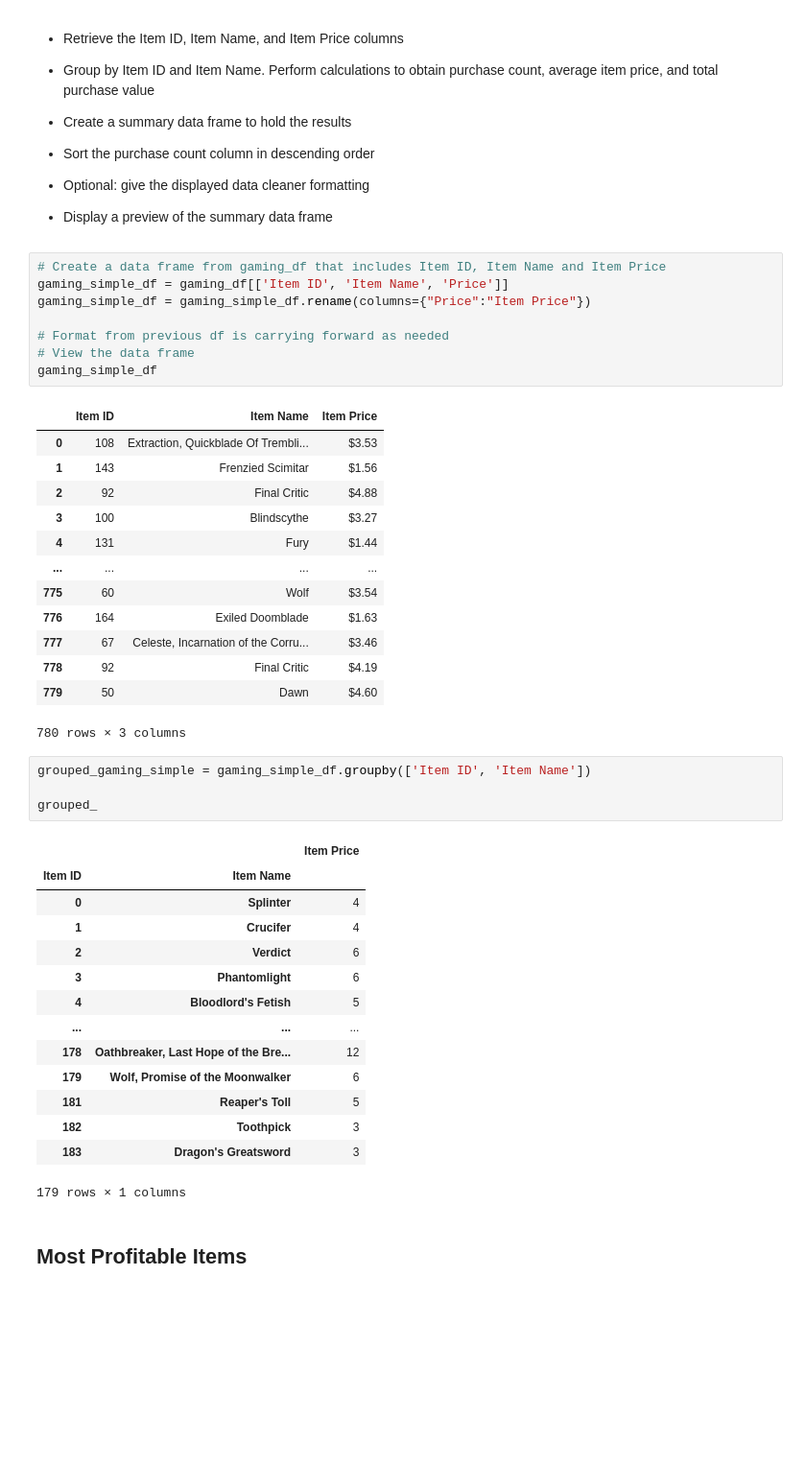
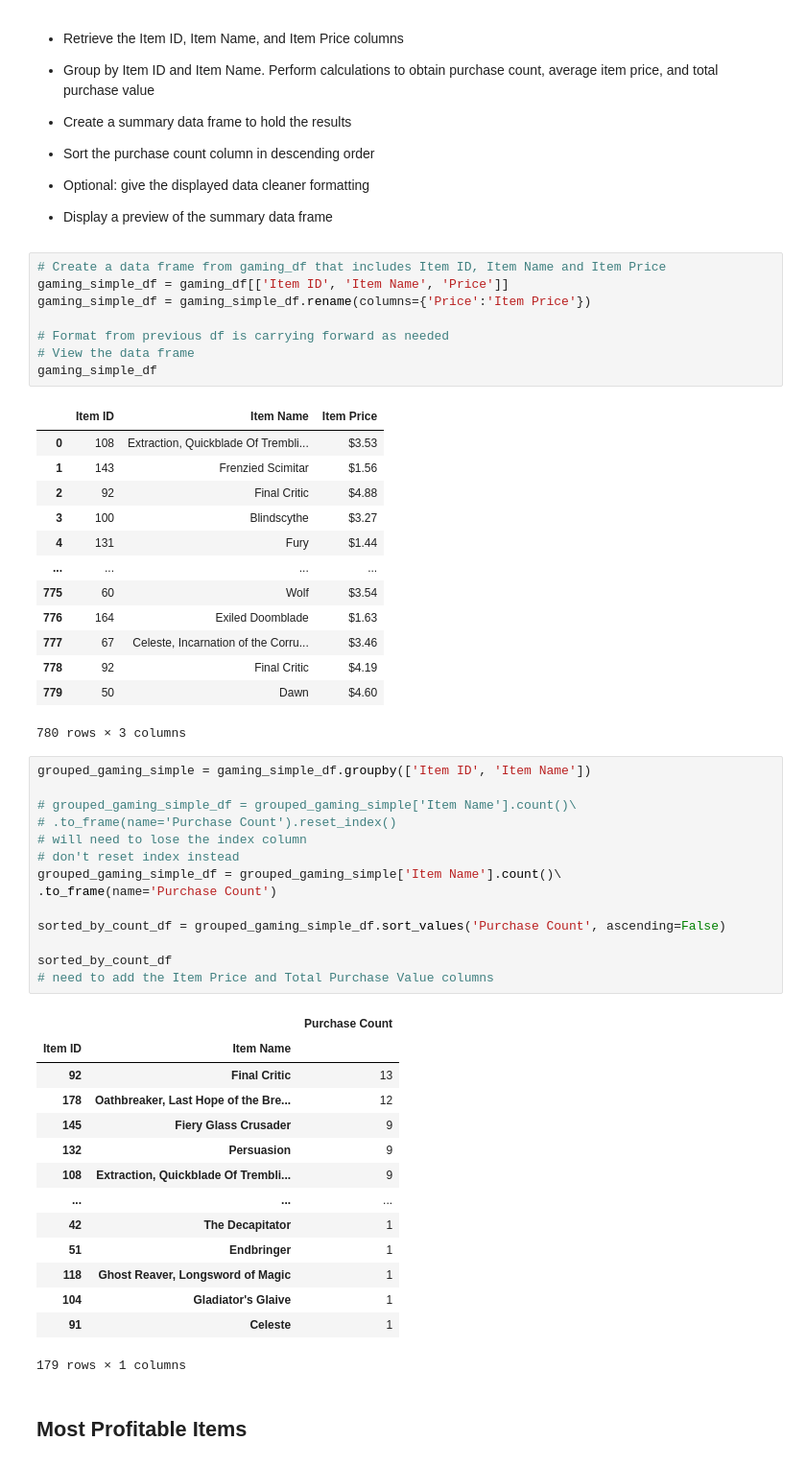
Before and after one commit to ic17rey/pandas-challenge, a Jupyter notebook: HeroesOfPymoli/HeroesOfPymoli.ipynb, the cells around one changed output. Shown at 96% size. Cells and saved outputs as stored; diff of their text form; blank space fills up the shorter version.

Commit message:
Identifying most popular items

```diff
--- a/HeroesOfPymoli/HeroesOfPymoli.ipynb
+++ b/HeroesOfPymoli/HeroesOfPymoli.ipynb
@@ -344,7 +346,7 @@ sorted_by_purchases_df.head()
 # %%
 # Create a data frame from gaming_df that includes Item ID, Item Name and Item Price
 gaming_simple_df = gaming_df[['Item ID', 'Item Name', 'Price']]
-gaming_simple_df = gaming_simple_df.rename(columns={"Price":"Item Price"})
+gaming_simple_df = gaming_simple_df.rename(columns={'Price':'Item Price'})
 
 # Format from previous df is carrying forward as needed
 # View the data frame
@@ -363,25 +365,35 @@ gaming_simple_df
 | 778 | 92 | Final Critic | $4.19 |
 | 779 | 50 | Dawn | $4.60 |
 780 rows × 3 columns
-# %%
-grouped_gaming_simple = gaming_simple_df.groupby(['Item ID', 'Item Name'])
-
-grouped_
-# %% [output]
-|  |  | Item Price |
-| Item ID | Item Name |  |
-| 0 | Splinter | 4 |
-| 1 | Crucifer | 4 |
-| 2 | Verdict | 6 |
-| 3 | Phantomlight | 6 |
-| 4 | Bloodlord's Fetish | 5 |
-| ... | ... | ... |
-| 178 | Oathbreaker, Last Hope of the Bre... | 12 |
-| 179 | Wolf, Promise of the Moonwalker | 6 |
-| 181 | Reaper's Toll | 5 |
-| 182 | Toothpick | 3 |
-| 183 | Dragon's Greatsword | 3 |
-179 rows × 1 columns
+# %%
+grouped_gaming_simple = gaming_simple_df.groupby(['Item ID', 'Item Name'])
+
+# grouped_gaming_simple_df = grouped_gaming_simple['Item Name'].count()\
+# .to_frame(name='Purchase Count').reset_index()
+# will need to lose the index column
+# don't reset index instead
+grouped_gaming_simple_df = grouped_gaming_simple['Item Name'].count()\
+.to_frame(name='Purchase Count')
+
+sorted_by_count_df = grouped_gaming_simple_df.sort_values('Purchase Count', ascending=False)
+
+sorted_by_count_df
+# need to add the Item Price and Total Purchase Value columns
+# %% [output]
+|  |  | Purchase Count |
+| Item ID | Item Name |  |
+| 92 | Final Critic | 13 |
+| 178 | Oathbreaker, Last Hope of the Bre... | 12 |
+| 145 | Fiery Glass Crusader | 9 |
+| 132 | Persuasion | 9 |
+| 108 | Extraction, Quickblade Of Trembli... | 9 |
+| ... | ... | ... |
+| 42 | The Decapitator | 1 |
+| 51 | Endbringer | 1 |
+| 118 | Ghost Reaver, Longsword of Magic | 1 |
+| 104 | Gladiator's Glaive | 1 |
+| 91 | Celeste | 1 |
+179 rows × 1 columns
 # %% [markdown]
 ## Most Profitable Items
 # %% [markdown]
```
Also changed, not shown: parts of 2 cells of this notebook.
